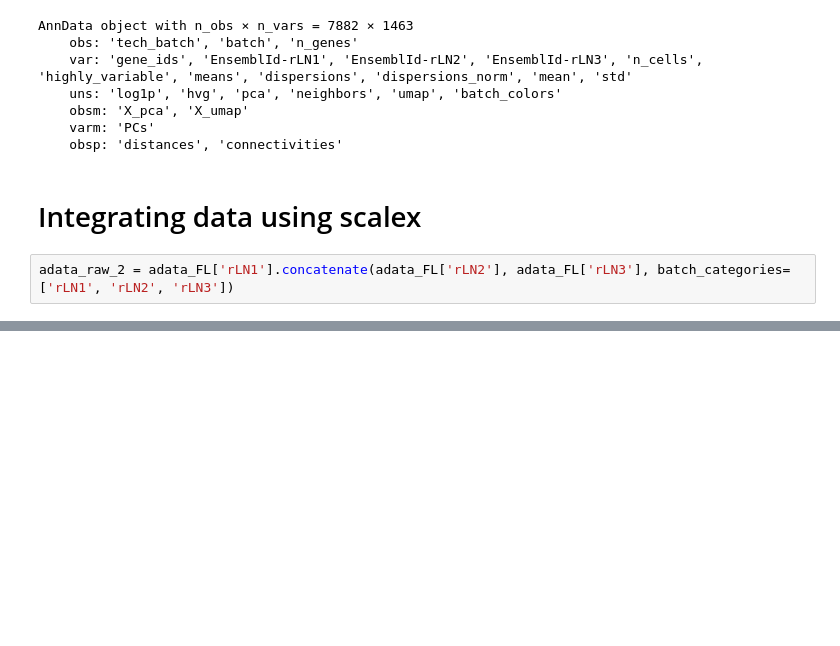
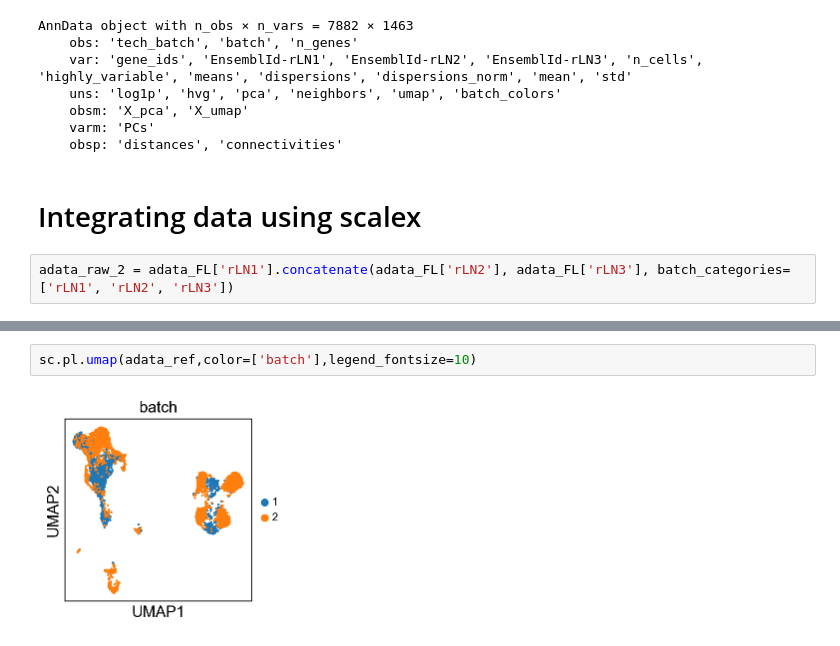
Before and after one commit to dinozor-petitpied/Capstone, a Jupyter notebook: Notebooks/Scalex.ipynb, the cells around one changed output, grey strips where cells are left out. Cells and saved outputs as stored; diff of their text form; blank space fills up the shorter version.

```diff
--- a/Notebooks/Scalex.ipynb
+++ b/Notebooks/Scalex.ipynb
@@ -157,0 +200,4 @@ adata_ref=SCALEX(adata_raw_2,batch_name='tech_batch',min_features=600, min_cells
+# %%
+sc.pl.umap(adata_ref,color=['batch'],legend_fontsize=10)
+# %% [output]
+[figure, added]
```
Also changed, not shown: parts of 5 cells of this notebook.
